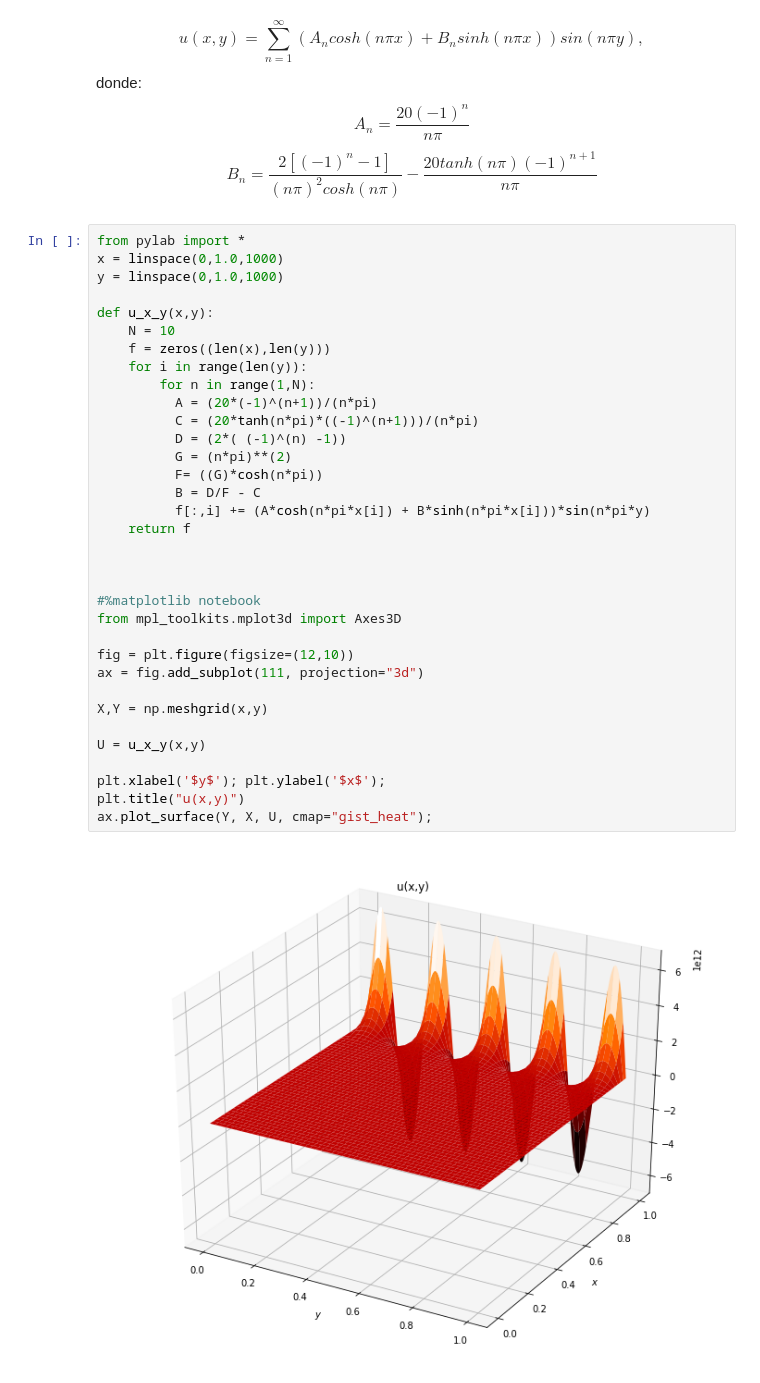
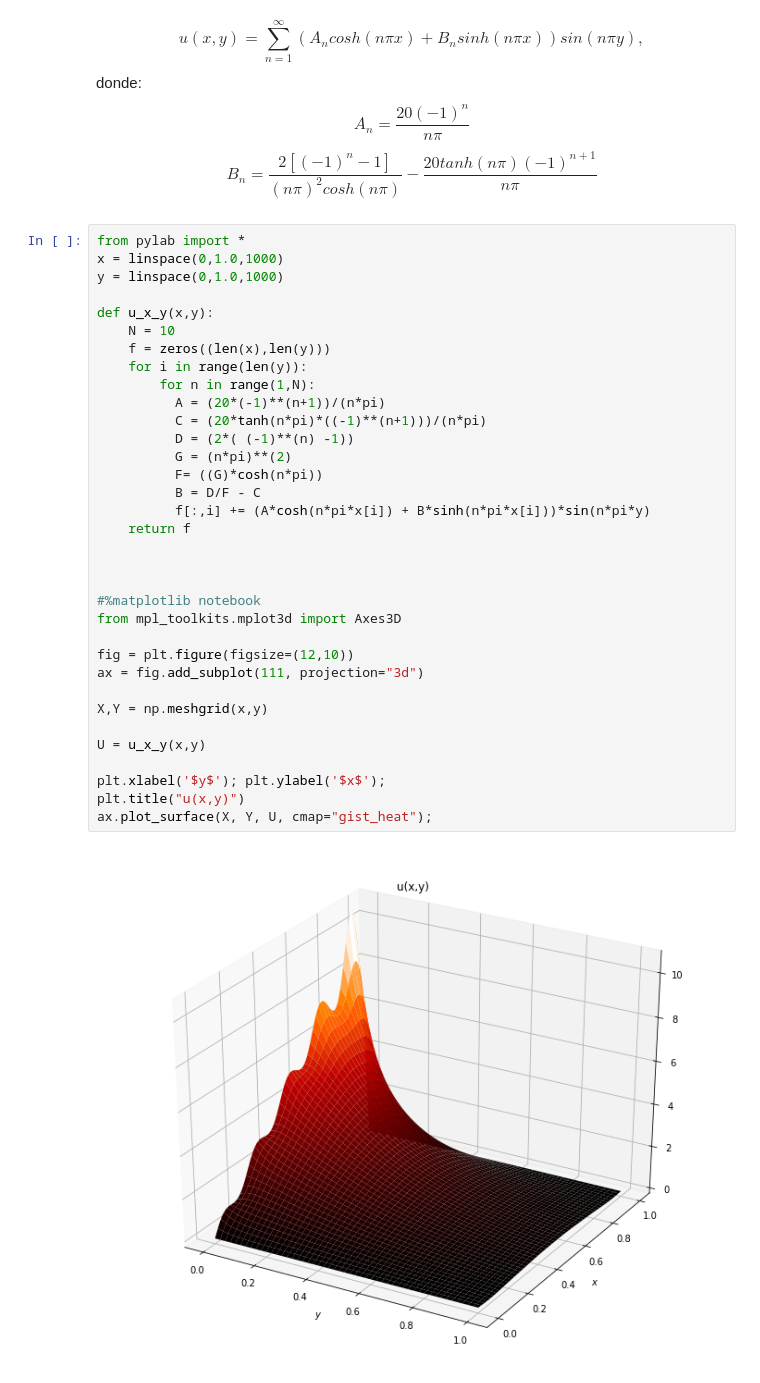
Before and after one commit to Adelfo729/Dirichlet-b-, a Jupyter notebook: Dirichlet_b).ipynb, the cells around one changed output. Drawn from its saved outputs; the diff is of its cells as text.

```diff
--- a/Dirichlet_b).ipynb
+++ b/Dirichlet_b).ipynb
@@ -18,35 +18,35 @@ $$B_n = \frac{2[(-1)^n-1]}{(n\pi)^2 cosh(n\pi)}-\frac{20tanh(n\pi)(-1)^{n+1}}{n\
 from pylab import *
 x = linspace(0,1.0,1000)
 y = linspace(0,1.0,1000)
 
 def u_x_y(x,y):
     N = 10
     f = zeros((len(x),len(y)))
     for i in range(len(y)):
         for n in range(1,N):
-          A = (20*(-1)^(n+1))/(n*pi)
-          C = (20*tanh(n*pi)*((-1)^(n+1)))/(n*pi)
-          D = (2*( (-1)^(n) -1))
+          A = (20*(-1)**(n+1))/(n*pi)
+          C = (20*tanh(n*pi)*((-1)**(n+1)))/(n*pi)
+          D = (2*( (-1)**(n) -1))
           G = (n*pi)**(2)
           F= ((G)*cosh(n*pi))
           B = D/F - C
           f[:,i] += (A*cosh(n*pi*x[i]) + B*sinh(n*pi*x[i]))*sin(n*pi*y)
     return f
 
 
 
 #%matplotlib notebook
 from mpl_toolkits.mplot3d import Axes3D
 
 fig = plt.figure(figsize=(12,10))
 ax = fig.add_subplot(111, projection="3d")
 
 X,Y = np.meshgrid(x,y)
 
 U = u_x_y(x,y)
 
 plt.xlabel('$y$'); plt.ylabel('$x$');
 plt.title("u(x,y)")
-ax.plot_surface(Y, X, U, cmap="gist_heat");
+ax.plot_surface(X, Y, U, cmap="gist_heat");
 # %% [output]
-[figure, old version]
+[figure, new version]
```
